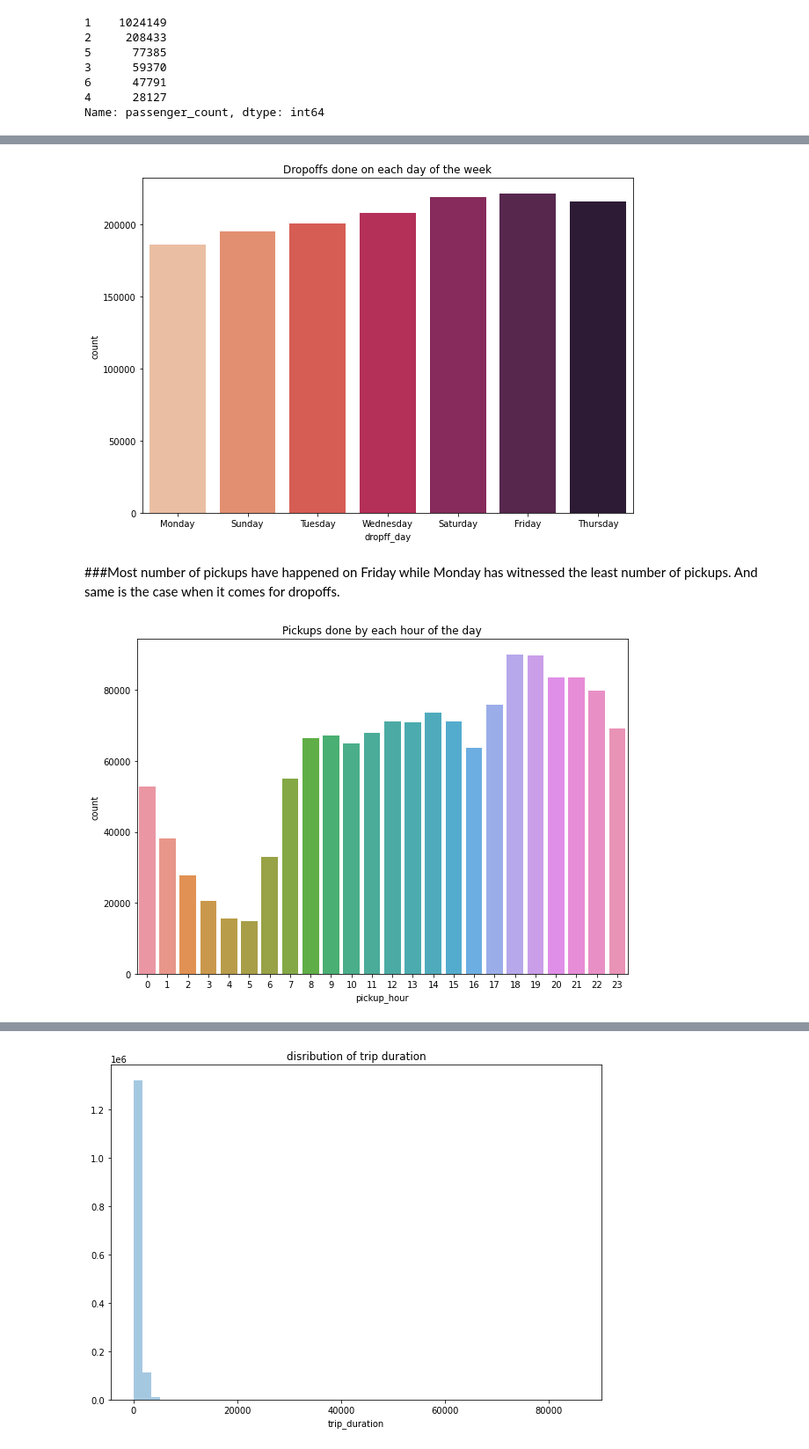
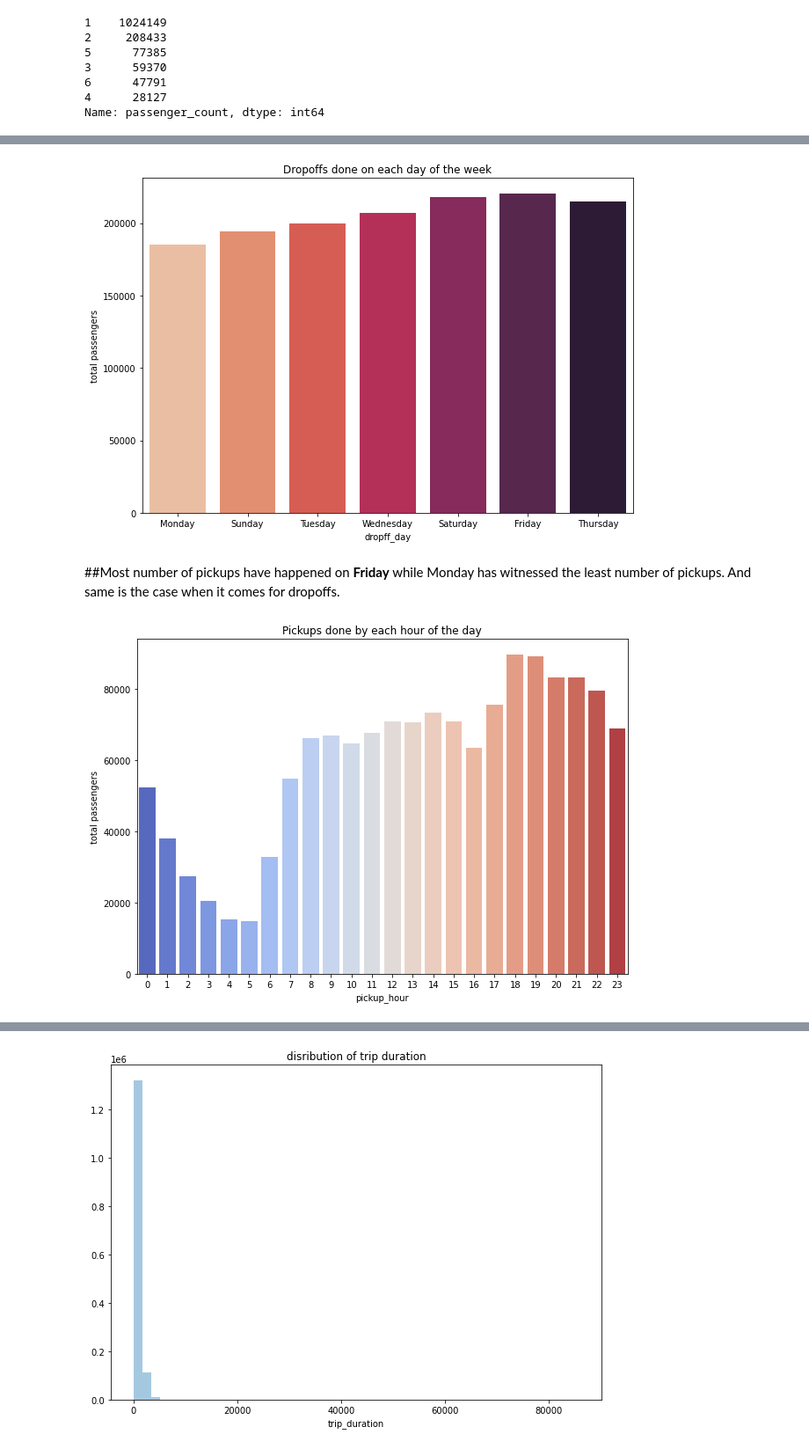
Before and after one commit to skaty5678/NYC-Taxi-Trip-Time-Prediction, a Jupyter notebook: NYC_Taxi_Trip_Time_Prediction_SANJEEV_KUMAR_THAKUR.ipynb, the cells around one changed output, grey strips where cells are left out. Shown at 88% size. Cells and saved outputs as stored; diff of their text form; code cells hidden in the pictures.

```diff
--- a/NYC_Taxi_Trip_Time_Prediction_SANJEEV_KUMAR_THAKUR.ipynb
+++ b/NYC_Taxi_Trip_Time_Prediction_SANJEEV_KUMAR_THAKUR.ipynb
@@ -281,17 +299,19 @@ plt.show()
 plt.figure(figsize=(10,7))
 sns.countplot(x='dropff_day',data=df,palette='rocket_r')
 plt.title('Dropoffs done on each day of the week')
+plt.ylabel("total passengers")
 plt.show()
 # %% [output]
-[figure, old version]
+[figure, new version]
 # %% [markdown]
-###Most number of pickups have happened on Friday while Monday has witnessed the least number of pickups. And same is the case when it comes for dropoffs.
+##Most number of pickups have happened on **Friday** while Monday has witnessed the least number of pickups. And same is the case when it comes for dropoffs.
 # %%
 plt.figure(figsize=(10,7))
-sns.countplot(x='pickup_hour',data=df)
+sns.countplot(x='pickup_hour',data=df,palette="coolwarm")
 plt.title('Pickups done by each hour of the day')
+plt.ylabel("total passengers")
 plt.show()
 # %% [output]
-[figure, old version]
+[figure, new version]
 # %%
 plt.figure(figsize=(10,7))
```
Also changed, not shown: parts of 58 cells of this notebook.
